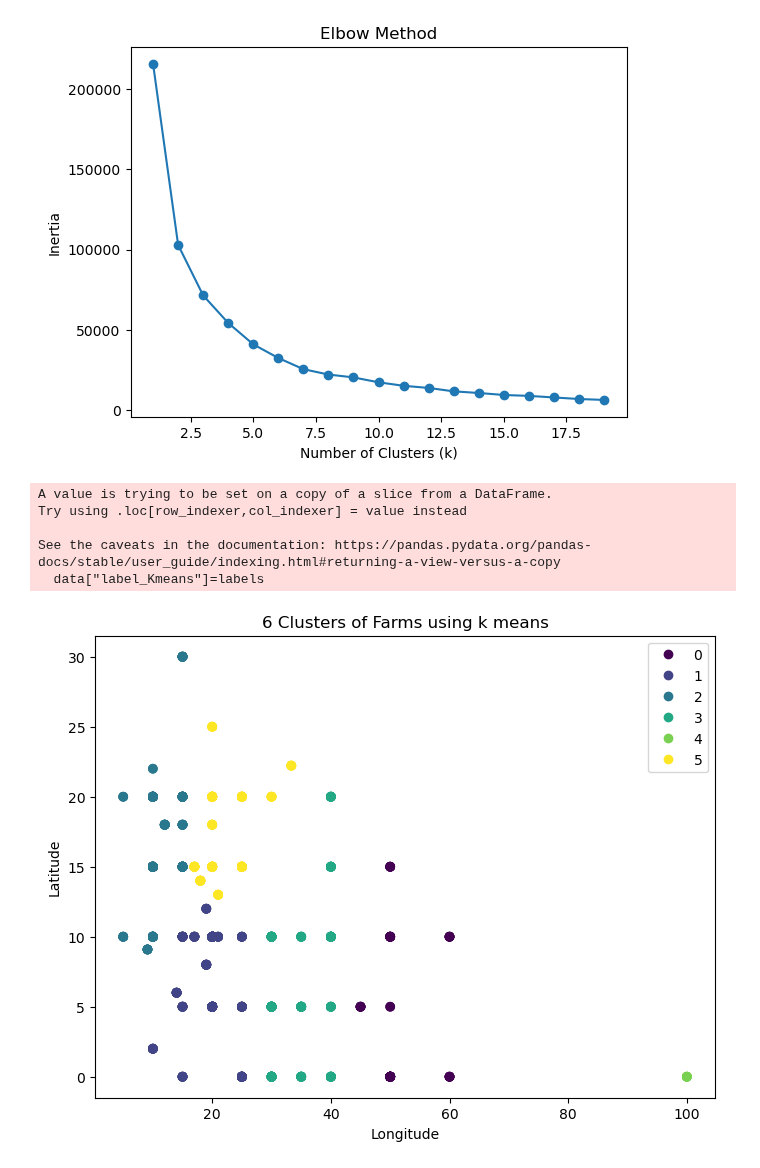
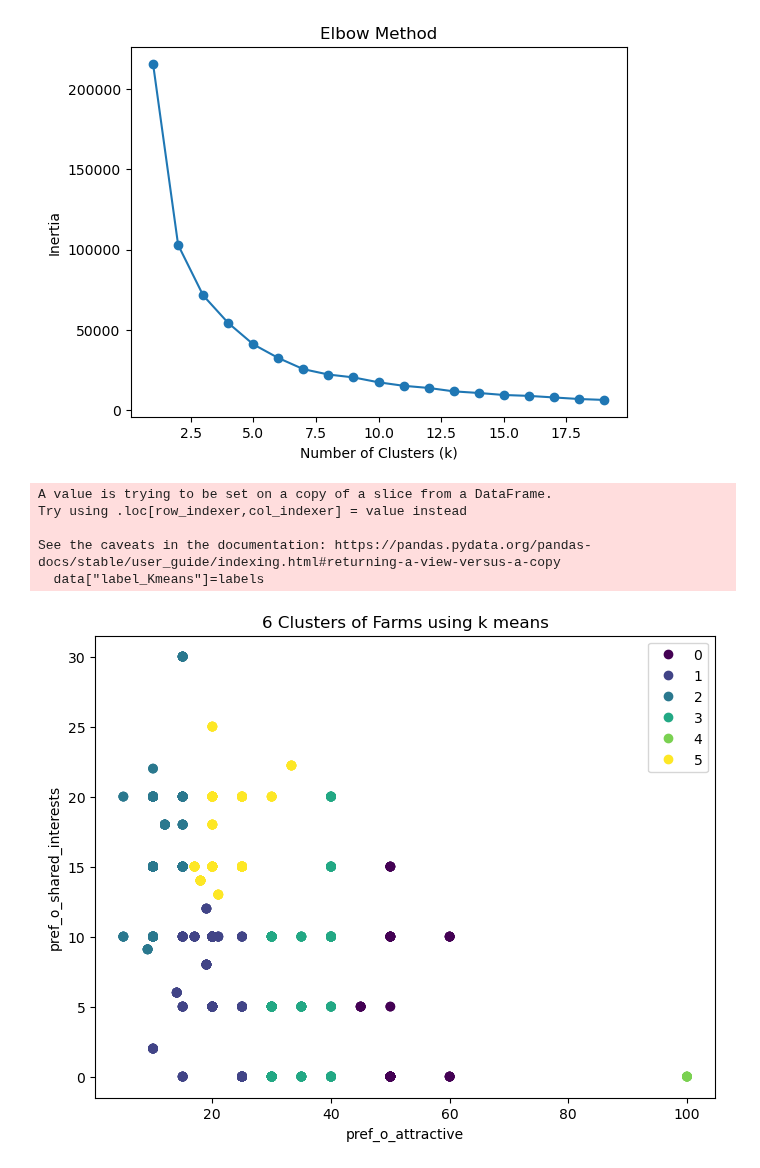
Before and after one commit to afrincon2/Machine_learning, a Jupyter notebook: Clustering/kmeansDating.ipynb, the cells around one changed output. Cells and saved outputs as stored; diff of their text form; code cells hidden in the pictures.

```diff
--- a/Clustering/kmeansDating.ipynb
+++ b/Clustering/kmeansDating.ipynb
@@ -219,29 +219,29 @@ plt.show()
 # %%
 
 # Define the number of clusters to create
 n_clusters = 6
 
 # Create a KMeans model with the specified number of clusters
 kmeans = KMeans(n_clusters=n_clusters, random_state=42)
 
 # Fit the model to the farm data
 kmeans.fit(data[["pref_o_attractive","pref_o_shared_interests"]])
 
 # Get the labels for each farm point
 labels = kmeans.labels_
 data["label_Kmeans"]=labels
 # Plot the farms with different colors for each cluster
 plt.figure(figsize=(8, 6))
 plt.title(f"{n_clusters} Clusters of Farms using k means")
-plt.xlabel("Longitude")
-plt.ylabel("Latitude")
+plt.xlabel("pref_o_attractive")
+plt.ylabel("pref_o_shared_interests")
 sc=plt.scatter(data["pref_o_attractive"],data["pref_o_shared_interests"], c=labels, cmap="viridis")
 plt.legend(*sc.legend_elements())
 plt.show()
 # %% [output]
 A value is trying to be set on a copy of a slice from a DataFrame.
 Try using .loc[row_indexer,col_indexer] = value instead
 
 See the caveats in the documentation: https://pandas.pydata.org/pandas-docs/stable/user_guide/indexing.html#returning-a-view-versus-a-copy
   data["label_Kmeans"]=labels
-[figure, old version]
+[figure, new version]
```
Also changed, not shown: parts of 1 cell of this notebook.
